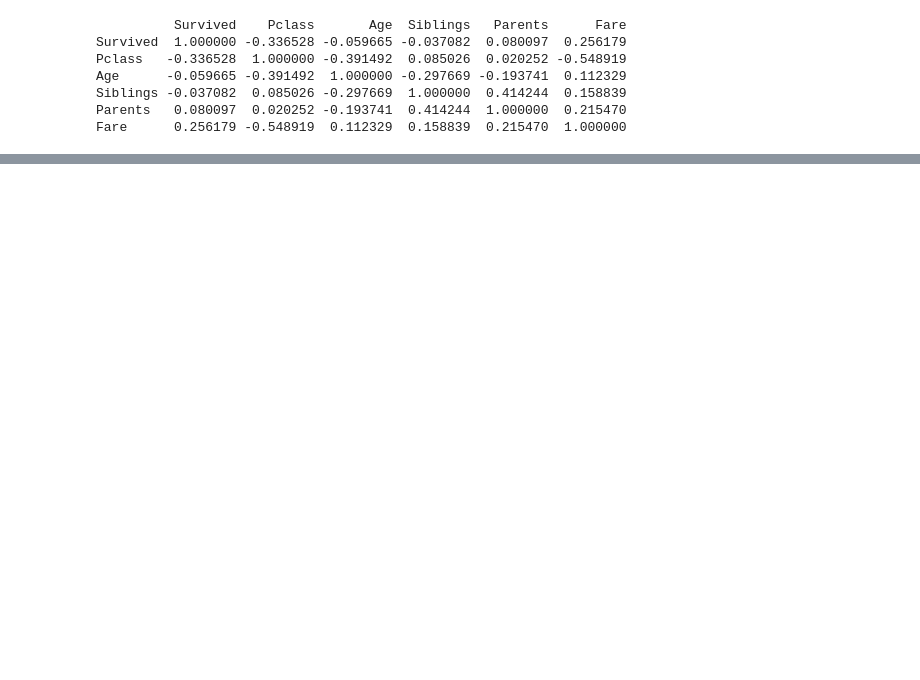
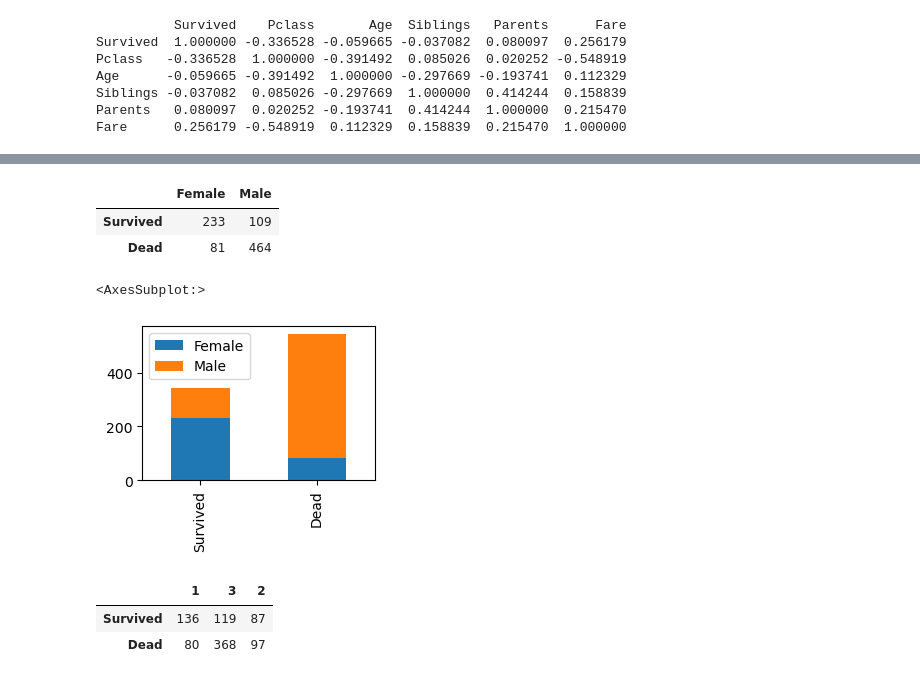
Before and after one commit to axelguerinoctave/M2-ICES-2022-2023, a Jupyter notebook: TP 4.ipynb, the cells around one changed output, grey strips where cells are left out. Saved outputs shown, nothing was run; the diff lists cells and outputs as text; code cells hidden in the pictures; blank space fills up the shorter version.

```diff
--- a/TP 4.ipynb
+++ b/TP 4.ipynb
@@ -64,3 +65,7 @@ Age      -0.059665 -0.391492  1.000000 -0.297669 -0.193741  0.112329
 Siblings -0.037082  0.085026 -0.297669  1.000000  0.414244  0.158839
 Parents   0.080097  0.020252 -0.193741  0.414244  1.000000  0.215470
 Fare      0.256179 -0.548919  0.112329  0.158839  0.215470  1.000000
+# %%
+titanic["Sex"] = titanic["Sex"].astype("category")
+cat_columns = titanic.select_dtypes(["category"]).columns
+titanic[cat_columns] = titanic[cat_columns].apply(lambda x: x.cat.codes)
@@ -66,0 +101,26 @@ Fare      0.256179 -0.548919  0.112329  0.158839  0.215470  1.000000
+# %%
+survived = titanic[titanic["Survived"] == 1]["Sex"].value_counts()
+dead = titanic[titanic["Survived"] == 0]["Sex"].value_counts()
+df = pd.DataFrame([survived, dead])
+df.index = ["Survived", "Dead"]
+df.columns = ["Female", "Male"]
+df
+# %% [output]
+|  | Female | Male |
+| Survived | 233 | 109 |
+| Dead | 81 | 464 |
+# %%
+df.plot(kind = "bar", stacked = True, figsize = (3, 2))
+# %% [output]
+<AxesSubplot:>
+[figure, added]
+# %%
+survived = titanic[titanic["Survived"] == 1]["Pclass"].value_counts()
+dead = titanic[titanic["Survived"] == 0]["Pclass"].value_counts()
+df = pd.DataFrame([survived, dead])
+df.index = ["Survived", "Dead"]
+df
+# %% [output]
+|  | 1 | 3 | 2 |
+| Survived | 136 | 119 | 87 |
+| Dead | 80 | 368 | 97 |
```
Also changed, not shown: parts of 6 cells of this notebook.
